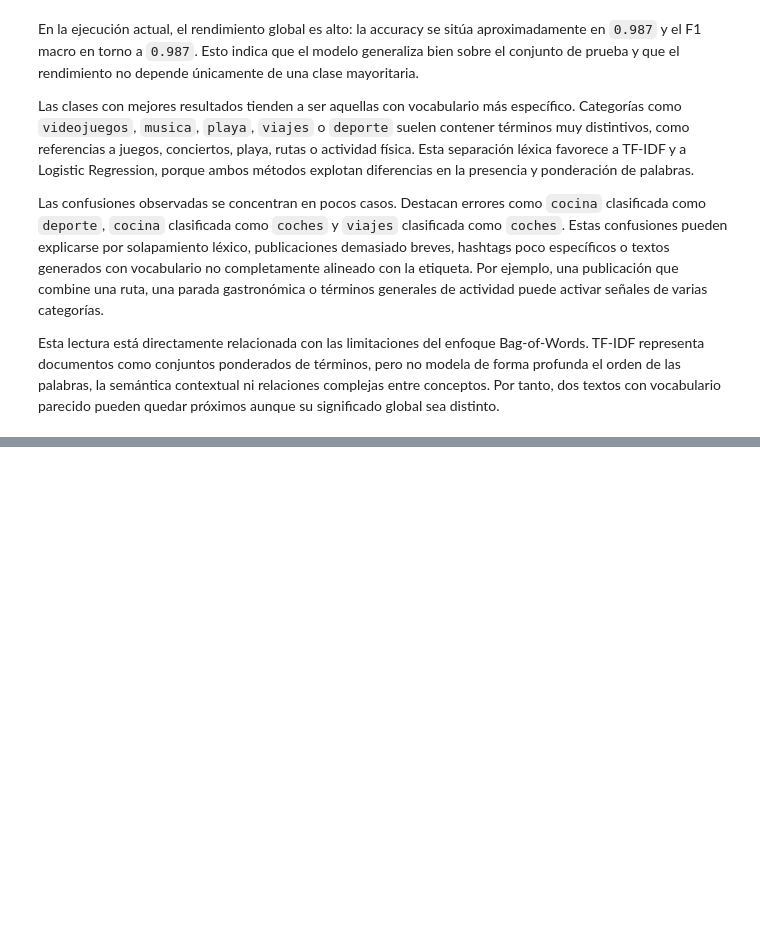
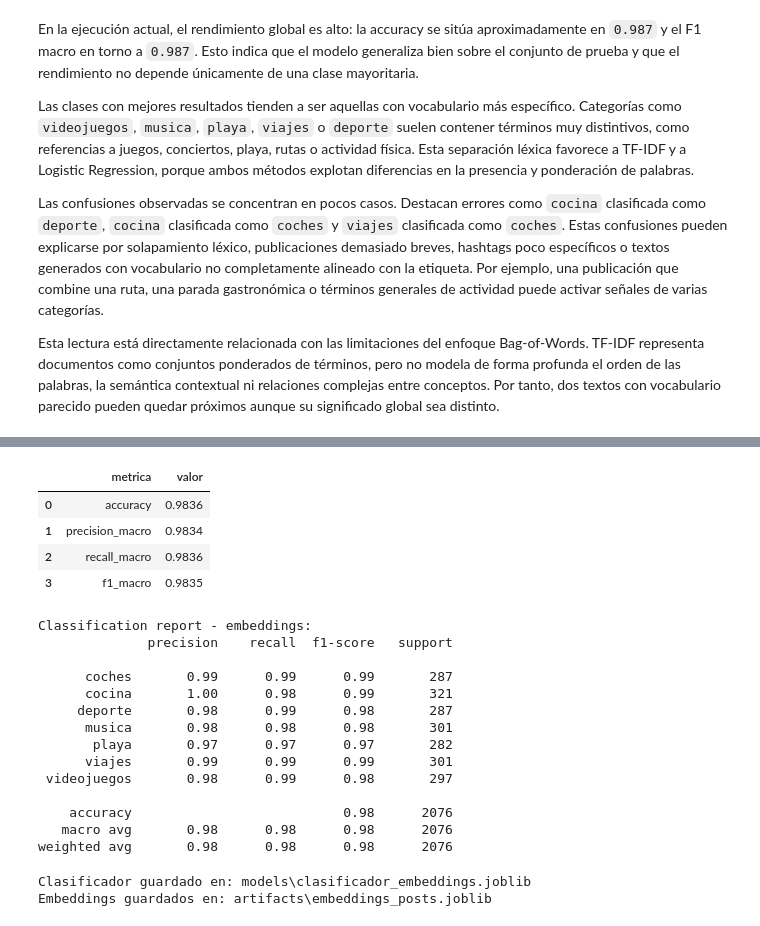
Before and after one commit to rafi412/Recomendacion-RRSS, a Jupyter notebook: 01_clasificacion_textual_supervisada.ipynb, the cells around one changed output, grey strips where cells are left out. Cells and saved outputs as stored; diff of their text form; code cells hidden in the pictures; blank space fills up the shorter version.

```diff
--- a/01_clasificacion_textual_supervisada.ipynb
+++ b/01_clasificacion_textual_supervisada.ipynb
@@ -585,0 +718,71 @@ Finalmente, este clasificador textual constituye una base sólida para una futur
+# %%
+clasificador_embeddings = LogisticRegression(max_iter=1000, random_state=RANDOM_STATE)
+clasificador_embeddings.fit(X_train_emb, y_train)
+
+y_pred_emb = clasificador_embeddings.predict(X_test_emb)
+
+metricas_embeddings = pd.DataFrame(
+    {
+        "metrica": ["accuracy", "precision_macro", "recall_macro", "f1_macro"],
+        "valor": [
+            accuracy_score(y_test, y_pred_emb),
+            precision_score(y_test, y_pred_emb, average="macro", zero_division=0),
+            recall_score(y_test, y_pred_emb, average="macro", zero_division=0),
+            f1_score(y_test, y_pred_emb, average="macro", zero_division=0),
+        ],
+    }
+)
+metricas_embeddings["valor"] = metricas_embeddings["valor"].round(4)
+
+display(metricas_embeddings)
+
+print("Classification report - embeddings:")
+print(classification_report(y_test, y_pred_emb, zero_division=0))
+# %% [output]
+|  | metrica | valor |
+| 0 | accuracy | 0.9836 |
+| 1 | precision_macro | 0.9834 |
+| 2 | recall_macro | 0.9836 |
+| 3 | f1_macro | 0.9835 |
+Classification report - embeddings:
+              precision    recall  f1-score   support
+
+      coches       0.99      0.99      0.99       287
+      cocina       1.00      0.98      0.99       321
+     deporte       0.98      0.99      0.98       287
+      musica       0.98      0.98      0.98       301
+       playa       0.97      0.97      0.97       282
+      viajes       0.99      0.99      0.99       301
+ videojuegos       0.98      0.99      0.98       297
+
+    accuracy                           0.98      2076
+   macro avg       0.98      0.98      0.98      2076
+weighted avg       0.98      0.98      0.98      2076
+# %%
+# Se guarda solo el clasificador supervisado y la referencia al encoder; el encoder preentrenado se recarga por nombre.
+joblib.dump(
+    {
+        "embedding_model_name": EMBEDDING_MODEL_NAME,
+        "classifier": clasificador_embeddings,
+        "classes": clasificador_embeddings.classes_,
+        "text_column": "texto_limpio",
+        "random_state": RANDOM_STATE,
+    },
+    EMBEDDING_CLASSIFIER_PATH,
+)
+
+# Guardar los embeddings evita recalcular toda la matriz para recomendar, siempre que no cambien los textos ni el encoder.
+joblib.dump(
+    {
+        "embedding_model_name": EMBEDDING_MODEL_NAME,
+        "embeddings": embeddings_posts,
+        "posts": df_modelo[["id", "descripcion", "hashtags", "categoria", "texto_limpio"]].reset_index(drop=True),
+    },
+    POST_EMBEDDINGS_PATH,
+)
+
+print(f"Clasificador guardado en: {EMBEDDING_CLASSIFIER_PATH}")
+print(f"Embeddings guardados en: {POST_EMBEDDINGS_PATH}")
+# %% [output]
+Clasificador guardado en: models\clasificador_embeddings.joblib
+Embeddings guardados en: artifacts\embeddings_posts.joblib
```
Also changed, not shown: parts of 33 cells of this notebook, 7 other files.
